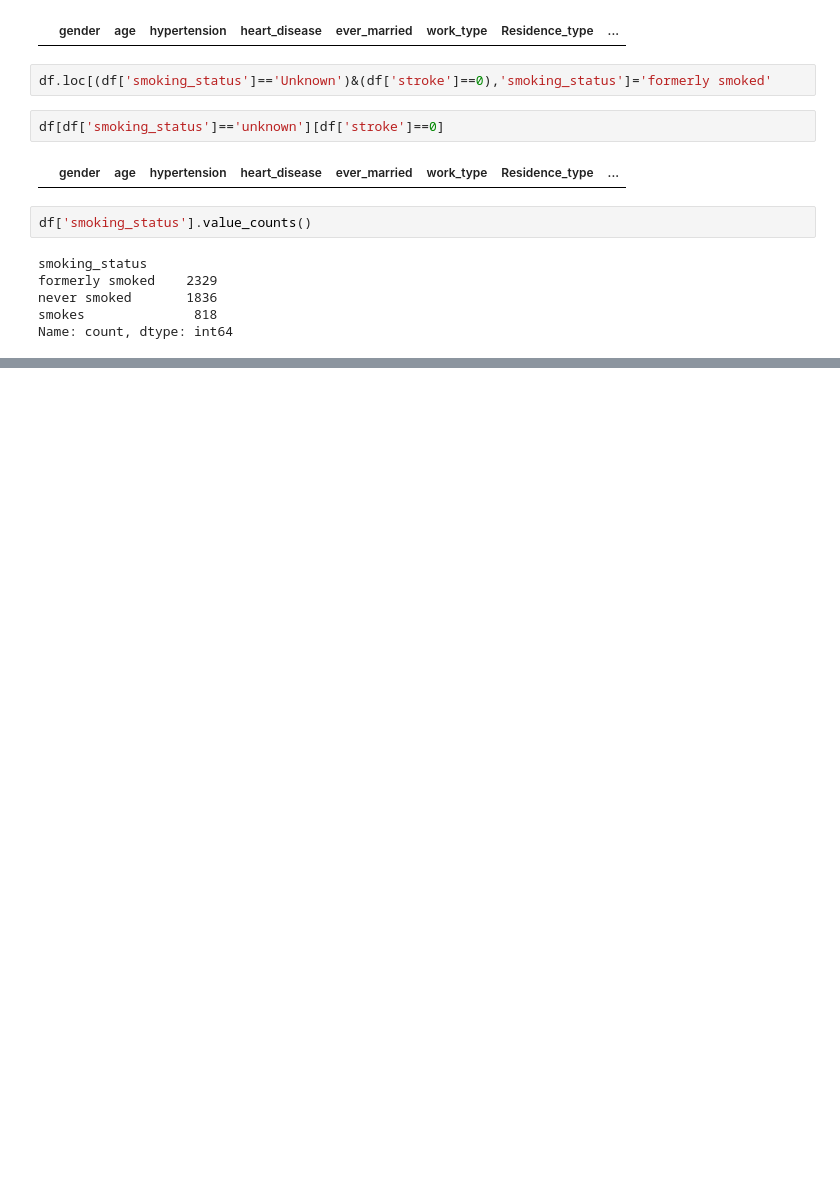
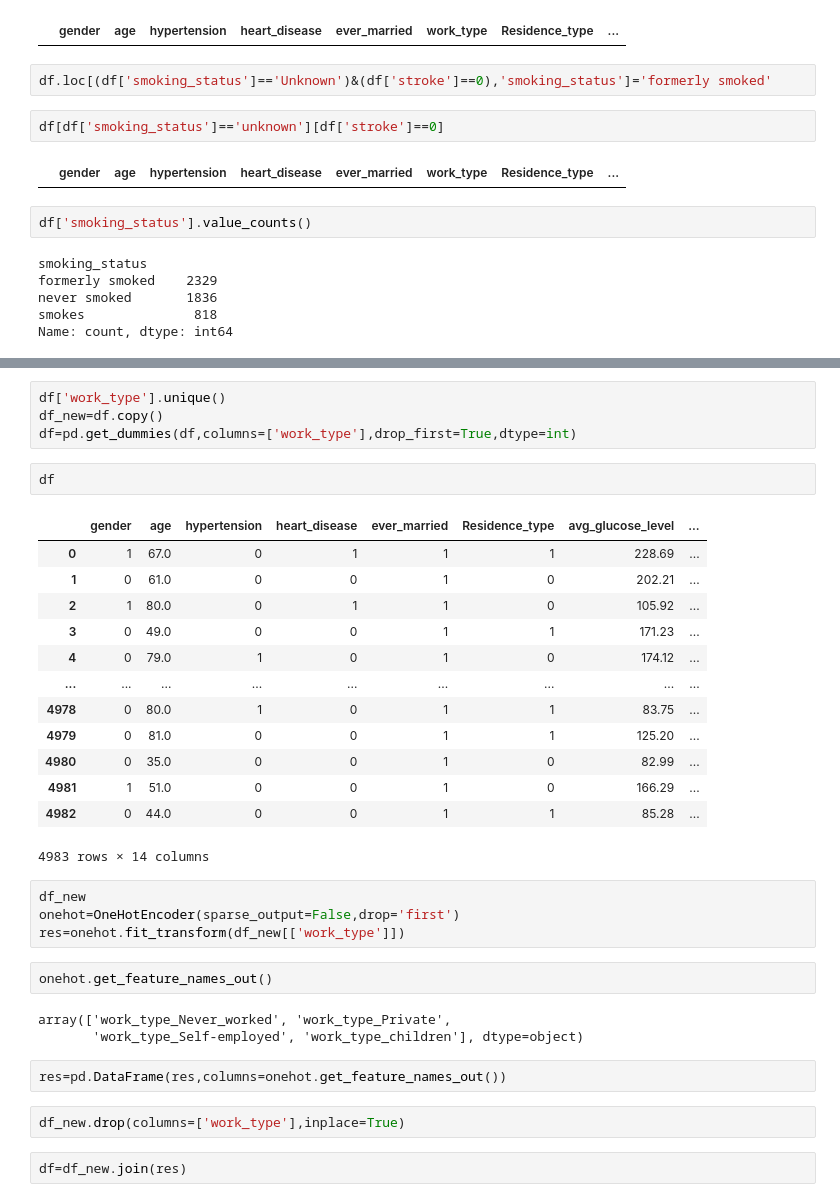
Before and after one commit to aruncb2/svm, a Jupyter notebook: main.ipynb, the cells around one changed output, grey strips where cells are left out. Cells and saved outputs as stored; diff of their text form; blank space fills up the shorter version.

Commit message:
new onehot encoding

```diff
--- a/main.ipynb
+++ b/main.ipynb
@@ -210,0 +272,35 @@ Name: count, dtype: int64
+# %%
+df['work_type'].unique()
+df_new=df.copy()
+df=pd.get_dummies(df,columns=['work_type'],drop_first=True,dtype=int)
+# %%
+df
+# %% [output]
+|  | gender | age | hypertension | heart_disease | ever_married | Residence_type | avg_glucose_level | ... |
+| 0 | 1 | 67.0 | 0 | 1 | 1 | 1 | 228.69 | ... |
+| 1 | 0 | 61.0 | 0 | 0 | 1 | 0 | 202.21 | ... |
+| 2 | 1 | 80.0 | 0 | 1 | 1 | 0 | 105.92 | ... |
+| 3 | 0 | 49.0 | 0 | 0 | 1 | 1 | 171.23 | ... |
+| 4 | 0 | 79.0 | 1 | 0 | 1 | 0 | 174.12 | ... |
+| ... | ... | ... | ... | ... | ... | ... | ... | ... |
+| 4978 | 0 | 80.0 | 1 | 0 | 1 | 1 | 83.75 | ... |
+| 4979 | 0 | 81.0 | 0 | 0 | 1 | 1 | 125.20 | ... |
+| 4980 | 0 | 35.0 | 0 | 0 | 1 | 0 | 82.99 | ... |
+| 4981 | 1 | 51.0 | 0 | 0 | 1 | 0 | 166.29 | ... |
+| 4982 | 0 | 44.0 | 0 | 0 | 1 | 1 | 85.28 | ... |
+4983 rows × 14 columns
+# %%
+df_new
+onehot=OneHotEncoder(sparse_output=False,drop='first')
+res=onehot.fit_transform(df_new[['work_type']])
+# %%
+onehot.get_feature_names_out()
+# %% [output]
+array(['work_type_Never_worked', 'work_type_Private',
+       'work_type_Self-employed', 'work_type_children'], dtype=object)
+# %%
+res=pd.DataFrame(res,columns=onehot.get_feature_names_out())
+# %%
+df_new.drop(columns=['work_type'],inplace=True)
+# %%
+df=df_new.join(res)
```
Also changed, not shown: parts of 10 cells of this notebook.
